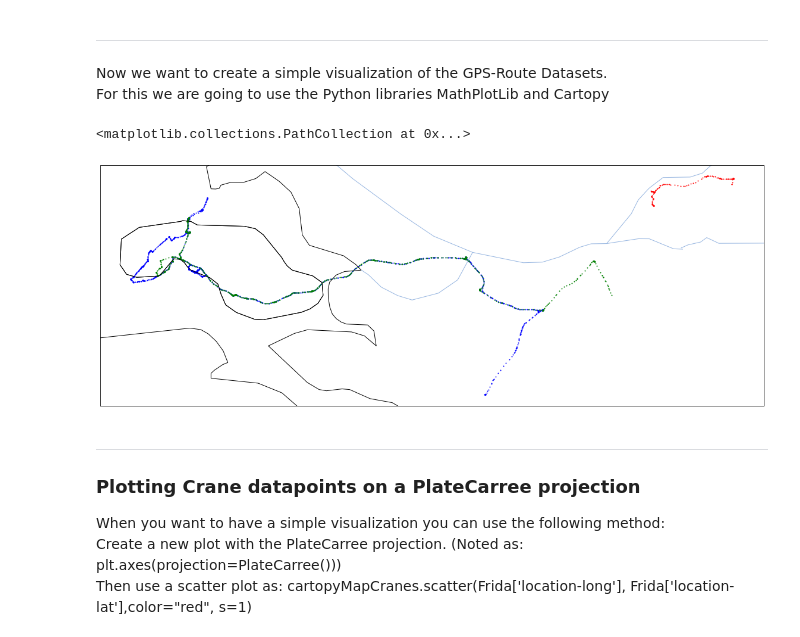
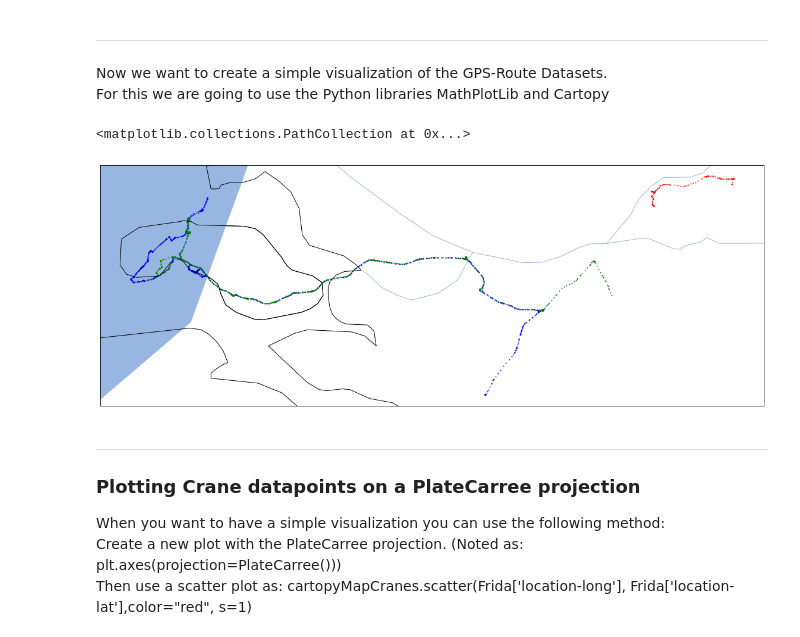
Before and after one commit to The-GeoStack-Project/GeoStack-Workshop, a Jupyter notebook: Geostack-Workshop-Content/Part-1-Data-processing/Notebooks/Solution/Solution-Data-processing.ipynb, the cells around one changed output. Cells and saved outputs as stored; diff of their text form; code cells hidden in the pictures.

```diff
--- a/Geostack-Workshop-Content/Part-1-Data-processing/Notebooks/Solution/Solution-Data-processing.ipynb
+++ b/Geostack-Workshop-Content/Part-1-Data-processing/Notebooks/Solution/Solution-Data-processing.ipynb
@@ -613,7 +612,7 @@ cartopyMapRoutes.add_feature(cfeature.LAKES.with_scale('10m'), edgecolor = 'blac
 cartopyMapRoutes.add_feature(cfeature.RIVERS.with_scale('10m'))
 cartopyMapRoutes.add_feature(cfeature.BORDERS.with_scale('10m'))
 
-
+cartopyMapRoutes.add_feature(cfeature.OCEAN.with_scale('110m'))
 '''
 Now we want to plot the GPS-Routes on the new Cartopy Map.
 Just like with the Crane Flightpaths, we are going to create scatter plots and add them to the CartopyMap called:
@@ -635,34 +634,34 @@ The following applies to this line of code:
 cartopyMapRoutes.scatter(Biesbosch['lon'],Biesbosch['lat'],color="red", s =1, transform=ccrs.PlateCarree())
 
 
 # # # # # # # # # # # # # # # # # # # # # # # # # # # # # # # # # # # # # # # # # # # # #
 #                                                                                       #
 #    ASSIGNMENT 7: Visualize the GPS-Route: "Zeeland_Car_1" on the Cartopy Map.         #
 #                                                                                       #
 # # # # # # # # # # # # # # # # # # # # # # # # # # # # # # # # # # # # # # # # # # # # #
 
 #TIP: Create a scatter plot just like we did with the other Routes. Use the color Blue.
 #TODO
 cartopyMapRoutes.scatter(Zeeland_Car_1['lon'],Zeeland_Car_1['lat'],color="blue",s=1, transform=ccrs.PlateCarree())
 
 '''
 The line below adds the GPS-Route:"Biesbosch" to the Cartopy Map.
 The following applies to this line of code:
 1) First we declare the instance of the cartopymap which is the variable: "cartopyMapRoutes".
 2) Next we want to declare the type of MathPlotLib plot that is going to be created, which is a scatter plot.
 3) Next we want to declare the Dataframe and name of the column representing the Longitude Coordinates of the
    GPS-Route. The dataframe, containing the data of the route: "Zeeland_Car_2", is called: "Zeeland_Car_2".
    The Longitude column is called: "lon".
 4) Then we want to do the same for the Latitude Coordinates.
 5) Next we want to declare the color of the datapoints, which is green in this case.
 6) We also want to set the size of the datapoints, which is 1 in this case.
 7) Finally we want to add the transformation which is required for our datapoints to be displayed
    in the correct location on the map. In our case we have to transform the datapoints in the PlatteCarree projection.
 '''
 cartopyMapRoutes.scatter(Zeeland_Car_2['lon'],Zeeland_Car_2['lat'],color="green", s=1 ,transform=ccrs.PlateCarree())
 # %% [output]
 <matplotlib.collections.PathCollection at 0x...>
-[figure, old version]
+[figure, new version]
 # %% [markdown]
 ---
 
```
Also changed, not shown: parts of 1 cell of this notebook.
